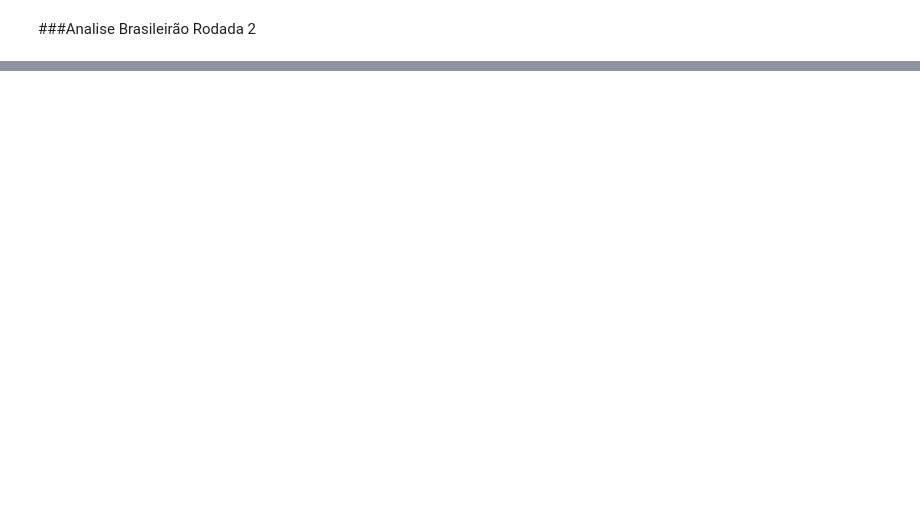
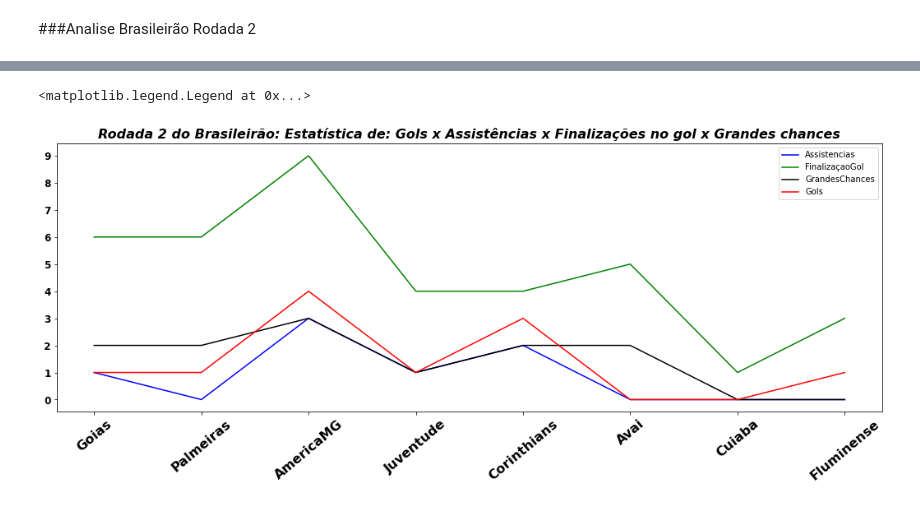
Before and after one commit to AzediasFabiano/TreinoVagaMercado, a Jupyter notebook: AnaliseFutBr.ipynb, the cells around one changed output, grey strips where cells are left out. Cells and saved outputs as stored; diff of their text form; code cells hidden in the pictures; blank space fills up the shorter version.

```diff
--- a/AnaliseFutBr.ipynb
+++ b/AnaliseFutBr.ipynb
@@ -70,0 +82,8 @@ rodada1 = pd.DataFrame({
+# %%
+rodada2a = pd.DataFrame({
+    "Times": ["Goias", "Palmeiras", "AmericaMG", "Juventude", "Corinthians", "Avai", "Cuiaba", "Fluminense"],
+    "Gols":           [1, 1, 4, 1, 3, 0, 0, 1],
+    "Assistencias":   [1, 0, 3, 1, 2, 0, 0, 0],
+    "FinalizaçaoGol": [6, 6, 9, 4, 4, 5, 1, 3],
+    "GrandesChances": [2, 2, 3, 1, 2, 2, 0, 0],
+})
@@ -70,0 +99,13 @@ rodada1 = pd.DataFrame({
+# %%
+plt.figure(figsize=(18, 6))
+plt.plot(rodada2a.loc[:, "Times"], rodada2a.loc[:, "Assistencias"], color='blue', label='Assistencias')
+plt.plot(rodada2a.loc[:, "Times"], rodada2a.loc[:, "FinalizaçaoGol"], color='green', label='FinalizaçaoGol')
+plt.plot(rodada2a.loc[:, "Times"], rodada2a.loc[:, "GrandesChances"], color='black', label='GrandesChances')
+plt.plot(rodada2a.loc[:, "Times"], rodada2a.loc[:, "Gols"], color='red', label='Gols')
+plt.xticks(rotation=40, fontsize=16, fontweight='bold')
+plt.yticks(np.arange(0, 10, 1), fontsize=12, fontweight='bold')
+plt.title('Rodada 2 do Brasileirão: Estatística de: Gols x Assistências x Finalizações no gol x Grandes chances', fontsize=16, fontweight='bold', fontstyle='italic')
+plt.legend()
+# %% [output]
+<matplotlib.legend.Legend at 0x...>
+[figure, added]
```
Also changed, not shown: parts of 18 cells of this notebook.
